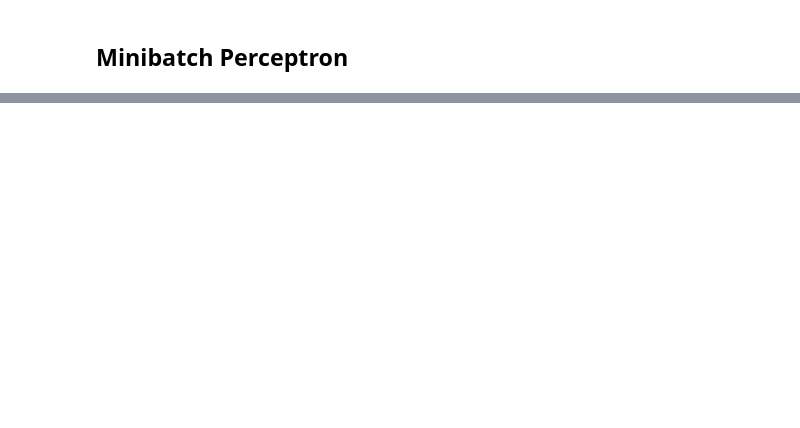
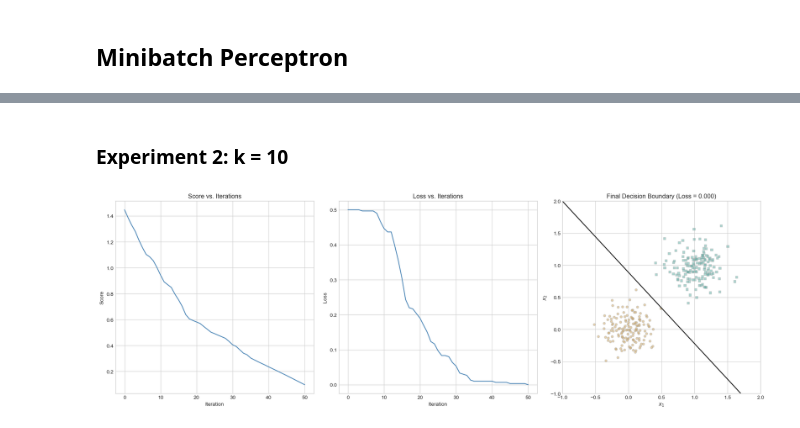
Before and after one commit to EpicET/EpicET.github.io, a Jupyter notebook: posts/blog4/index.ipynb, the cells around one changed output, grey strips where cells are left out. Saved outputs shown, nothing was run; the diff lists cells and outputs as text; code cells hidden in the pictures; blank space fills up the shorter version.

```diff
--- a/posts/blog4/index.ipynb
+++ b/posts/blog4/index.ipynb
@@ -254,0 +337,6 @@ Iteration 5: Loss = 0.000, Score = -0.228
+# %% [markdown]
+### Experiment 2: k = 10
+# %%
+plot_perceptron_training(X, y, Perceptron, PerceptronOptimizer, k=10)
+# %% [output]
+[figure, added]
```
Also changed, not shown: parts of 15 cells of this notebook, 5 other files.
